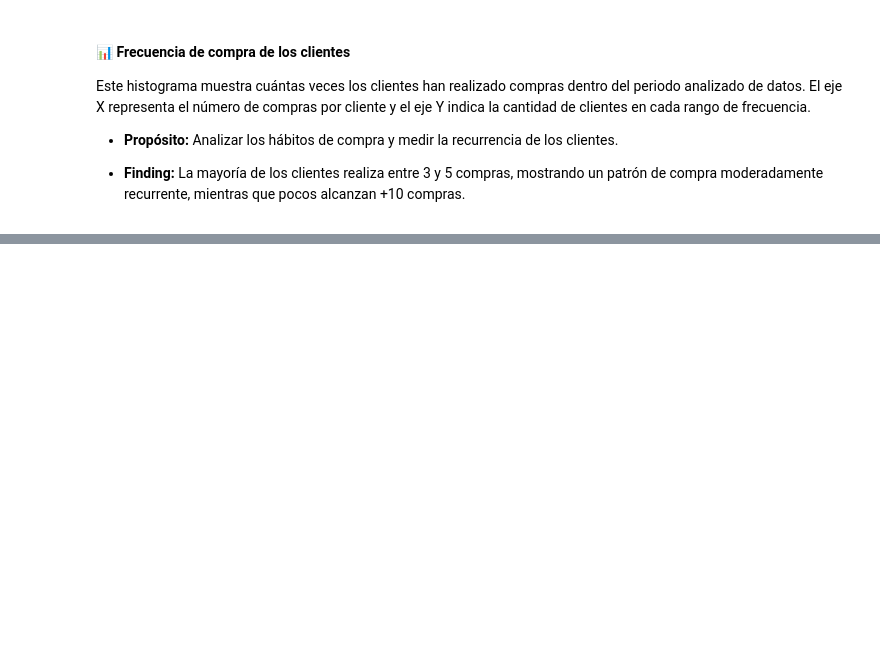
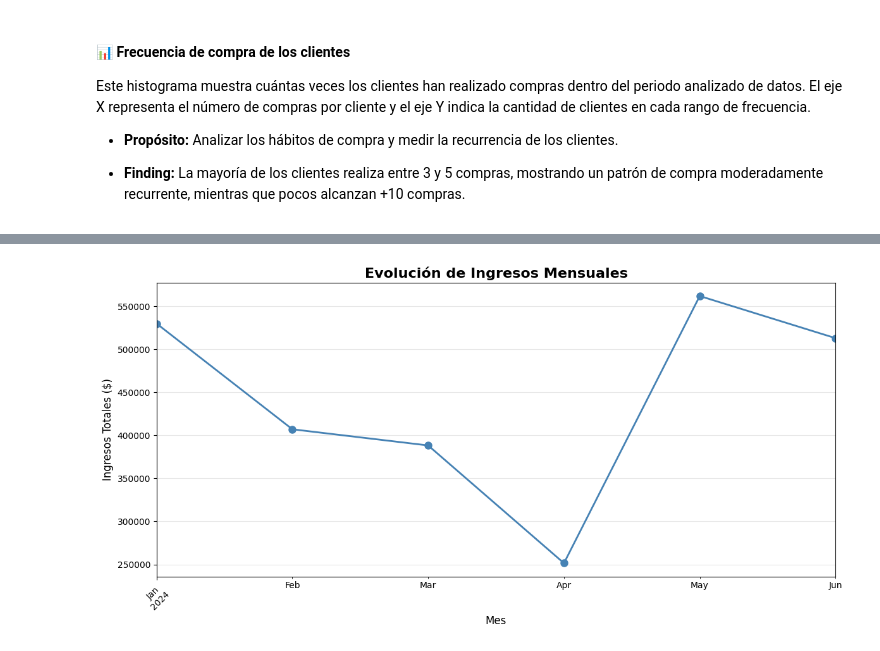
Before and after one commit to SofiaSuppia/FundamentosIA, a Jupyter notebook: Entrega2/Graficos.ipynb, the cells around one changed output, grey strips where cells are left out. Drawn from its saved outputs; the diff is of its cells as text; code cells hidden in the pictures; blank space fills up the shorter version.

```diff
--- a/Entrega2/Graficos.ipynb
+++ b/Entrega2/Graficos.ipynb
@@ -262,0 +277,18 @@ plt.show()
+# %%
+# GRÁFICO 1: Evolución temporal de ventas (Líneas)
+df_maestro['fecha'] = pd.to_datetime(df_maestro['fecha'])
+
+# Agrupar por mes
+ventas_mensuales = df_maestro.groupby(df_maestro['fecha'].dt.to_period('M'))['importe'].sum()
+
+plt.figure(figsize=(12, 6))
+ventas_mensuales.plot(kind='line', marker='o', color='steelblue', linewidth=2, markersize=8)
+plt.title('Evolución de Ingresos Mensuales', fontsize=16, fontweight='bold')
+plt.xlabel('Mes', fontsize=12)
+plt.ylabel('Ingresos Totales ($)', fontsize=12)
+plt.grid(True, alpha=0.3)
+plt.xticks(rotation=45)
+plt.tight_layout()
+plt.show()
+# %% [output]
+[figure, added]
```
Also changed, not shown: parts of 19 cells of this notebook, 1 other file.
